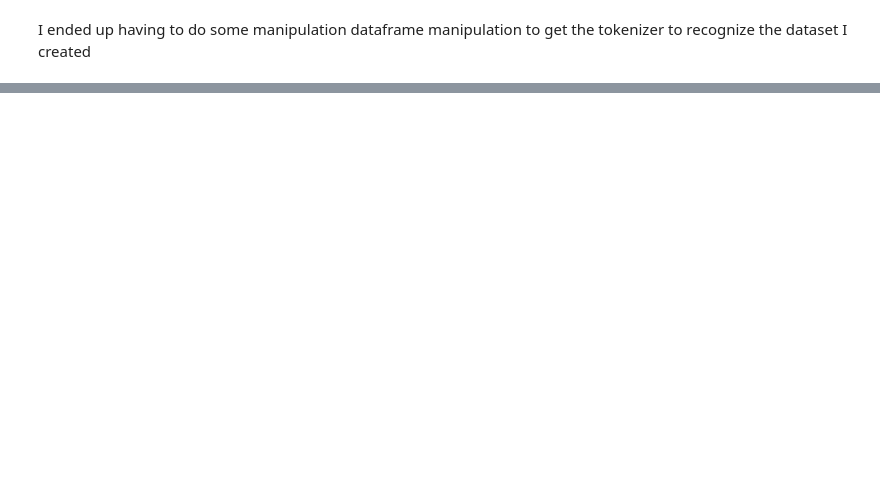
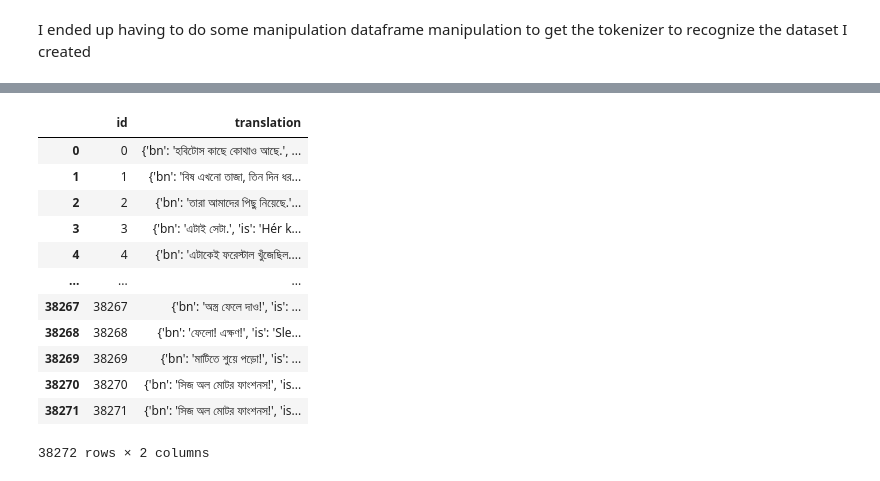
Before and after one commit to DPalmz/Machine-Learning-Translator, a Jupyter notebook: DK30 Data Set.ipynb, the cells around one changed output, grey strips where cells are left out. Cells and saved outputs as stored; diff of their text form; code cells hidden in the pictures; blank space fills up the shorter version.

```diff
--- a/DK30 Data Set.ipynb
+++ b/DK30 Data Set.ipynb
@@ -69 +63,27 @@ model = AutoModelForSeq2SeqLM.from_pretrained("facebook/nllb-200-distilled-600M"
+# %%
+from datasets import load_dataset
+
+testDataset = load_dataset("open_subtitles", "bn-is")
+# %%
+openDs = pd.DataFrame(testDataset["train"])
+# %%
+pd.set_option('display.max_rows', 500)
+pd.set_option('display.max_columns', 500)
+pd.set_option('display.width', 1000)
+openDs.drop("meta", axis=1, inplace=True)
+openDs
+# %% [output]
+|  | id | translation |
+| 0 | 0 | {'bn': 'হবিটোস কাছে কোথাও আছে.', ... |
+| 1 | 1 | {'bn': 'বিষ এখনো তাজা, তিন দিন ধর... |
+| 2 | 2 | {'bn': 'তারা আমাদের পিছু নিয়েছে.'... |
+| 3 | 3 | {'bn': 'এটাই সেটা.', 'is': 'Hér k... |
+| 4 | 4 | {'bn': 'এটাকেই ফরেস্টাল খুঁজেছিল.... |
+| ... | ... | ... |
+| 38267 | 38267 | {'bn': 'অস্ত্র ফেলে দাও!', 'is': ... |
+| 38268 | 38268 | {'bn': 'ফেলো! এক্ষণ!', 'is': 'Sle... |
+| 38269 | 38269 | {'bn': 'মাটিতে শুয়ে পড়ো!', 'is': ... |
+| 38270 | 38270 | {'bn': 'সিজ অল মোটর ফাংশনস!', 'is... |
+| 38271 | 38271 | {'bn': 'সিজ অল মোটর ফাংশনস!', 'is... |
+38272 rows × 2 columns
 # %%
```
Also changed, not shown: parts of 31 cells of this notebook.
